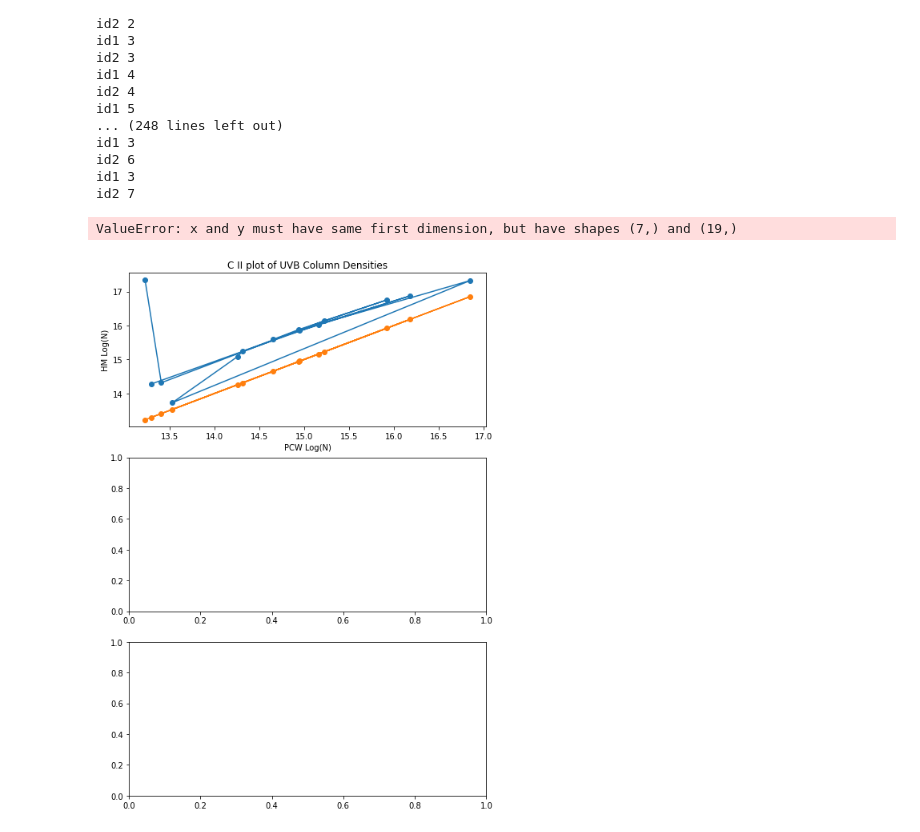
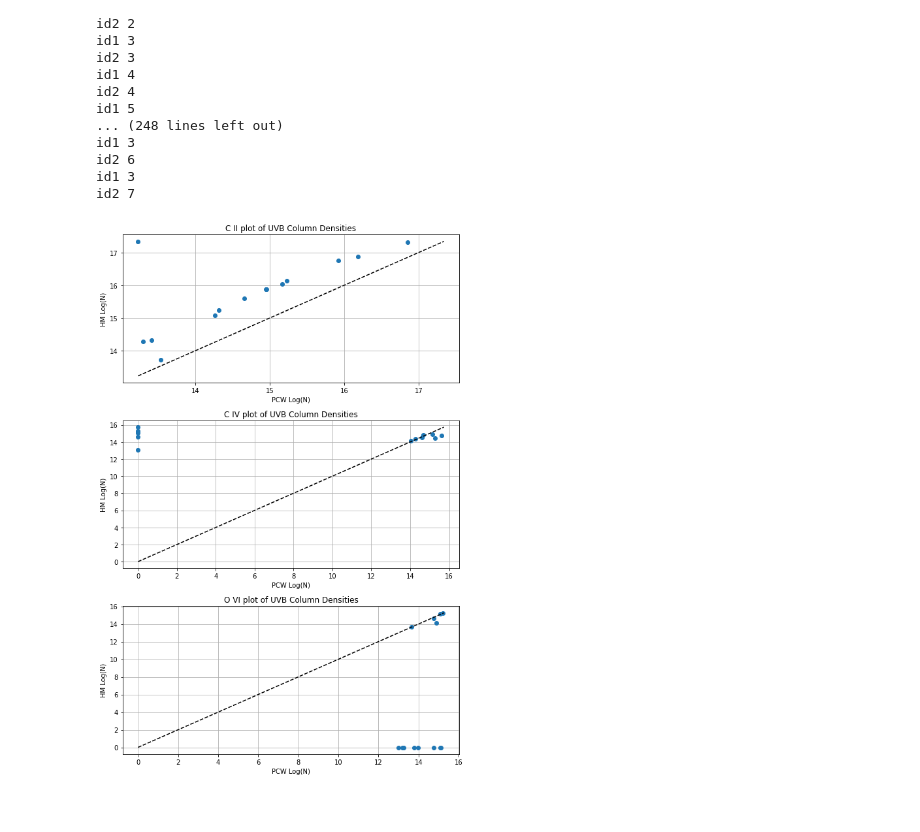
Before and after one commit to tairaeli/trident_uncertainty, a Jupyter notebook: mods/backgrounds/uv_sal/uvb_col_density_compare.ipynb, the cells around one changed output. Saved outputs shown, nothing was run; the diff lists cells and outputs as text; code cells hidden in the pictures.

```diff
--- a/mods/backgrounds/uv_sal/uvb_col_density_compare.ipynb
+++ b/mods/backgrounds/uv_sal/uvb_col_density_compare.ipynb
@@ -43,21 +43,25 @@ id2 7
 # %%
 fig, ax = plt.subplots(3,1, figsize = [8,12])
 
 ray = 0
 
 for i, ion in enumerate(ion_list):
     pcw_dens = pcw_v_hm_comp[1][ion][ray]
     hm_dens = pcw_v_hm_comp[2][ion][ray]
-    ax[i].plot(pcw_dens,hm_dens,
-               linestyle = None, marker = "o")
-    ax[i].plot(pcw_dens,pcw_dens,
-           linestyle = None, marker = "o")
+
+    small_dens = np.min([pcw_dens, hm_dens])
+    large_dens = np.max([pcw_dens, hm_dens])
+
+    sim_line = np.linspace(small_dens, large_dens, 20)
+
+    ax[i].plot(pcw_dens,hm_dens, "o")
+    ax[i].plot(sim_line,sim_line, "--", color = "black")
     ax[i].set_xlabel("PCW Log(N)")
     ax[i].set_ylabel("HM Log(N)")
     ax[i].set_title(f"{ion} plot of UVB Column Densities")
+    ax[i].grid()
 
 
 plt.tight_layout()
 # %% [output]
-ValueError: x and y must have same first dimension, but have shapes (7,) and (19,)
-[figure, old version]
+[figure, new version]
```
Also changed, not shown: parts of 1 cell of this notebook.
